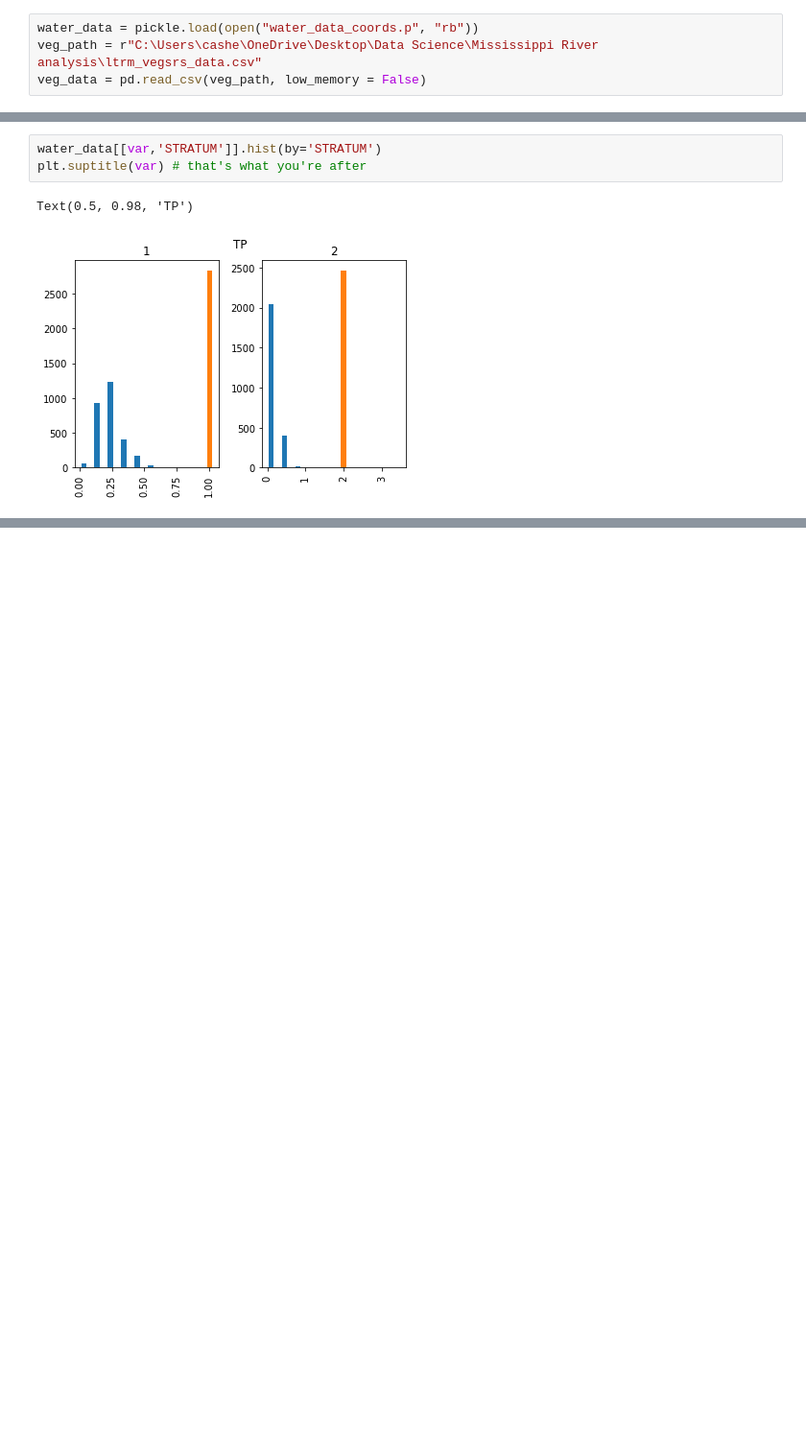
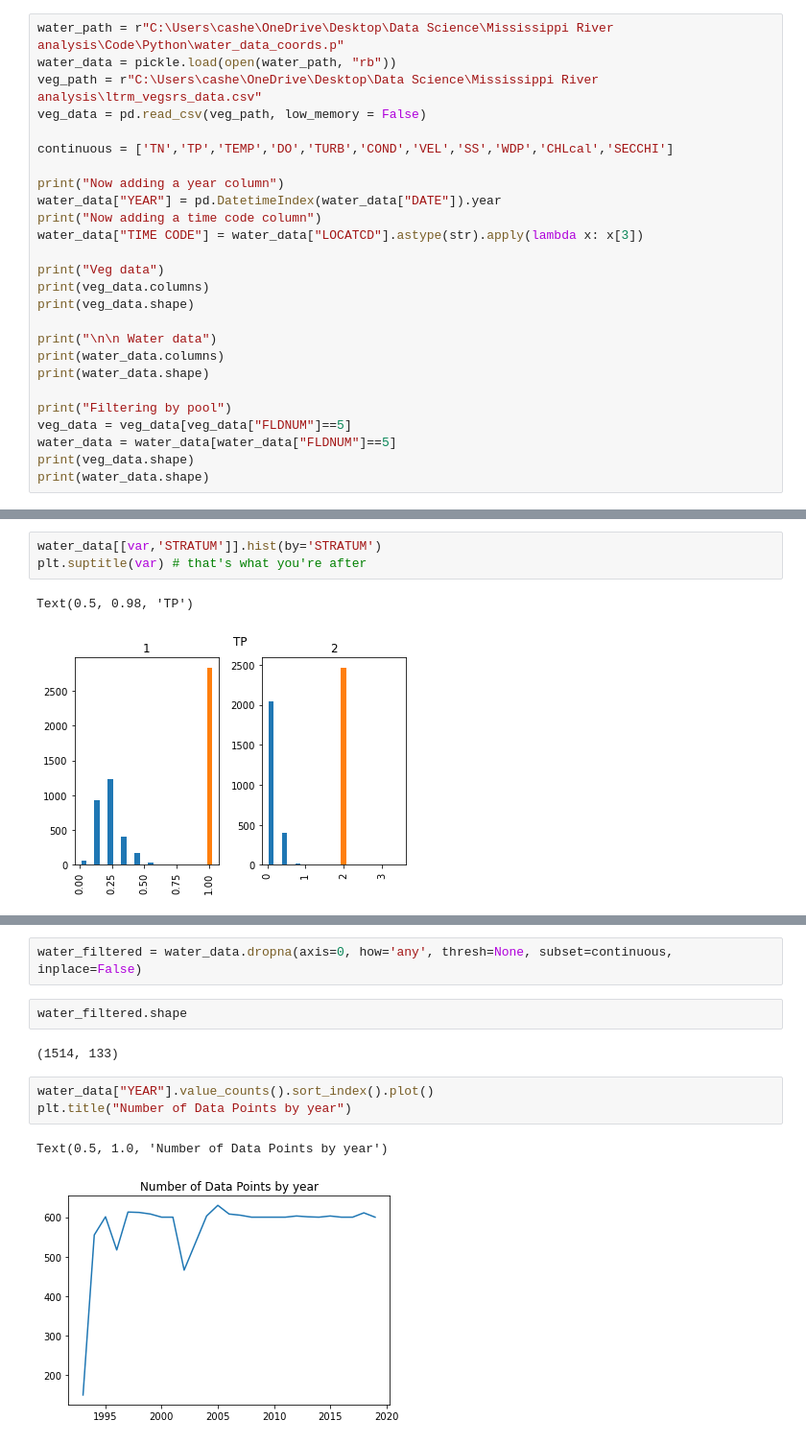
Before and after one commit to amberlee0516/UMR-TDA-2021, a Jupyter notebook: pools EDA/CM/Open River Analysis.ipynb, the cells around one changed output, grey strips where cells are left out. Shown: that part at 96% size. Saved outputs shown, nothing was run; the diff lists cells and outputs as text; blank space fills up the shorter version.

```diff
--- a/pools EDA/CM/Open River Analysis.ipynb
+++ b/pools EDA/CM/Open River Analysis.ipynb
@@ -5,4 +251,26 @@ import matplotlib.pyplot as plt
 # %%
-water_data = pickle.load(open("water_data_coords.p", "rb"))
+water_path = r"C:\Users\cashe\OneDrive\Desktop\Data Science\Mississippi River analysis\Code\Python\water_data_coords.p"
+water_data = pickle.load(open(water_path, "rb"))
 veg_path = r"C:\Users\cashe\OneDrive\Desktop\Data Science\Mississippi River analysis\ltrm_vegsrs_data.csv"
 veg_data = pd.read_csv(veg_path, low_memory = False)
+
+continuous = ['TN','TP','TEMP','DO','TURB','COND','VEL','SS','WDP','CHLcal','SECCHI']
+
+print("Now adding a year column")
+water_data["YEAR"] = pd.DatetimeIndex(water_data["DATE"]).year
+print("Now adding a time code column")
+water_data["TIME CODE"] = water_data["LOCATCD"].astype(str).apply(lambda x: x[3])
+
+print("Veg data")
+print(veg_data.columns)
+print(veg_data.shape)
+
+print("\n\n Water data")
+print(water_data.columns)
+print(water_data.shape)
+
+print("Filtering by pool")
+veg_data = veg_data[veg_data["FLDNUM"]==5]
+water_data = water_data[water_data["FLDNUM"]==5]
+print(veg_data.shape)
+print(water_data.shape)
@@ -82,0 +352,12 @@ Text(0.5, 0.98, 'TP')
+# %%
+water_filtered = water_data.dropna(axis=0, how='any', thresh=None, subset=continuous, inplace=False)
+# %%
+water_filtered.shape
+# %% [output]
+(1514, 133)
+# %%
+water_data["YEAR"].value_counts().sort_index().plot()
+plt.title("Number of Data Points by year")
+# %% [output]
+Text(0.5, 1.0, 'Number of Data Points by year')
+[figure, added]
```
Also changed, not shown: parts of 15 cells of this notebook, 4 other files.
